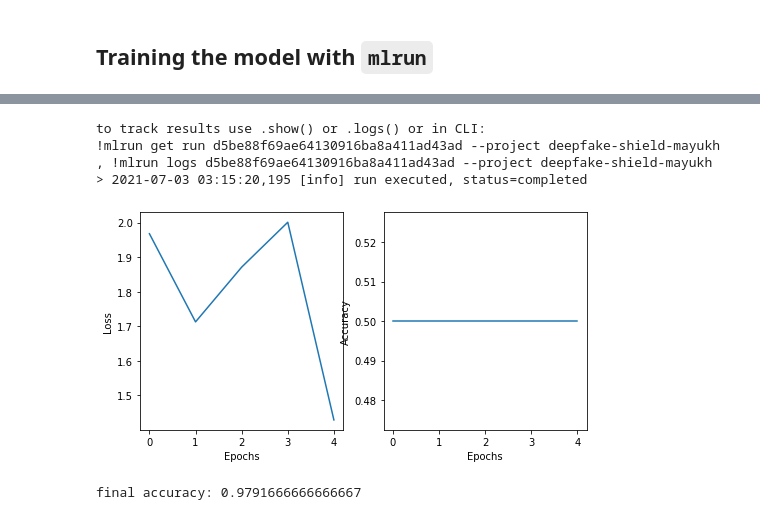
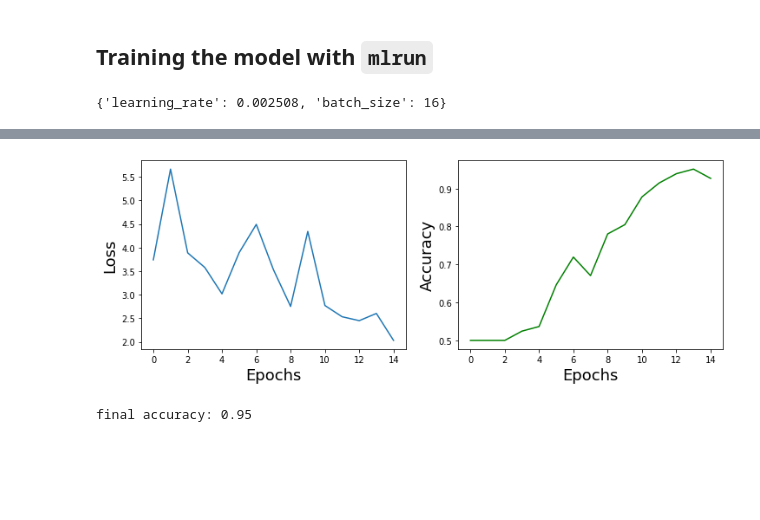
Before and after one commit to Mainakdeb/deepfake-shield, a Jupyter notebook: notebooks/train_deep_shield_model.ipynb, the cells around one changed output, grey strips where cells are left out. Saved outputs shown, nothing was run; the diff lists cells and outputs as text; code cells hidden in the pictures; blank space fills up the shorter version.

```diff
--- a/notebooks/train_deep_shield_model.ipynb
+++ b/notebooks/train_deep_shield_model.ipynb
@@ -471,9 +37,0 @@ def train_model(model, epoch, optimizer, scheduler, loss ):
-# %%
-def get_model():
-    model = ptcv_get_model("efficientnet_b4")
-    model = nn.Sequential(*list(model.children())[:-1]) # Remove original output layer
-    model[0].final_block.pool = nn.Sequential(nn.AdaptiveAvgPool2d(1))
-    model = FCN(model, 1792)
-    model = model.cuda()
-
-    return model
@@ -644,7 +149,6 @@ def shuffle(X,y):
         X.append(x[0])
         y.append(x[1])
     return X,y
-
 
 def get_random_sampling(paths, y, val_paths, val_y, num_train_samples = None, num_val_samples = None):
     real=[]
@@ -703,7 +207,6 @@ def get_random_sampling(paths, y, val_paths, val_y, num_train_samples = None, nu
 
     del X_[0:64773 - 12130]
 
-
     for i in range(6108 - 1258):
         val_X.append(X_[i])
         val_y.append(0)
@@ -712,11 +215,9 @@ def get_random_sampling(paths, y, val_paths, val_y, num_train_samples = None, nu
     val_X, val_y = shuffle(val_X,val_y)
 
     if num_train_samples is not None:
-
         X, y = X[:num_train_samples], y[:num_train_samples]
 
     if num_val_samples is not None:
-
         val_X, val_y = X[:num_val_samples], y[:num_val_samples]
 
     return X, val_X, y, val_y
@@ -749,15 +250,15 @@ def train_n_epochs(model, num_epochs , train_loader, val_loader, checkpoint_name
             context.logger.info(f'epoch: {epoch+1} current acc: {round(acc, 4)} best acc: {round(best_acc, 4)}')
 
 
-    fig, ax = plt.subplots(nrows = 1, ncols = 2, figsize = (8,4))
+    fig, ax = plt.subplots(nrows = 1, ncols = 2, figsize = (12,4))
 
     ax[0].plot(losses)
-    ax[0].set_ylabel('Loss')
-    ax[0].set_xlabel('Epochs')
+    ax[0].set_ylabel('Loss', fontsize = 18)
+    ax[0].set_xlabel('Epochs', fontsize = 18)
 
-    ax[1].plot(accuracies)
-    ax[1].set_ylabel('Accuracy')
-    ax[1].set_xlabel('Epochs')
+    ax[1].plot(accuracies, c = 'g')
+    ax[1].set_ylabel('Accuracy', fontsize = 18)
+    ax[1].set_xlabel('Epochs', fontsize = 18)
 
     context.log_artifact(PlotArtifact('training logs', body=fig))
 
@@ -856,11 +357,7 @@ def get_training_data(train_dataset: DataItem, val_dataset: DataItem,
 
 
     raw, labels, header = get_sample(train_dataset, sample=-1, label=label_column)
-    raw_val, labels_val, header = get_sample(train_dataset, sample=-1, label=label_column)
-
-    print(raw, labels)
-
-
+    raw_val, labels_val, header = get_sample(val_dataset, sample=-1, label=label_column)
 
     X, y = raw['paths'].values, labels.values
     val_X, val_y = raw_val['paths'].values, labels_val.values
@@ -870,8 +367,8 @@ def get_training_data(train_dataset: DataItem, val_dataset: DataItem,
         df_train['labels'].values,
         df_val['paths'].values,
         df_val['labels'].values,
-        num_train_samples= 100, # Set this to None if you want to train on the whole dataset
-        num_val_samples= 50     # Set this to None if you want to train on the whole dataset
+        num_train_samples= None, # Set this to None if you want to train on the whole dataset
+        num_val_samples= None     # Set this to None if you want to train on the whole dataset
     )
 
     train_dataset = ImageDataset(X, Y, transform=train_transform)
@@ -925,9 +422,21 @@ train_func = mlrun.code_to_function(
 # %%
 train_dataset = f'store://{project_name}/prep_data_deepfake_dataset_train'
 val_dataset = f'store://{project_name}/prep_data_deepfake_dataset_val'
+# %%
+results = pd.read_csv('artifact_dir/iteration_results.csv')
+best_iter = results[results['output.loss'] == results['output.loss'].min()]
+
+ideal_params = {
+    'learning_rate': best_iter['param.learning_rate'].values[0],
+    'batch_size': best_iter['param.batch_size'].values[0]
+}
+# %%
+ideal_params
+# %% [output]
+{'learning_rate': 0.002508, 'batch_size': 16}
 # %%
 params = {
-    'num_epochs':5,
+    'num_epochs':15,
     'hyperparams': ideal_params,
     'checkpoint_name': 'model.pt',
     'df_train_path': 'df_train.csv',
@@ -975,4 +481 @@ Saving best model: model.pt
-to track results use .show() or .logs() or in CLI:
-!mlrun get run d5be88f69ae64130916ba8a411ad43ad --project deepfake-shield-mayukh , !mlrun logs d5be88f69ae64130916ba8a411ad43ad --project deepfake-shield-mayukh
-> 2021-07-03 03:15:20,195 [info] run executed, status=completed
-[figure, old version]
+[figure, new version]
@@ -979,8 +496,8 @@ to track results use .show() or .logs() or in CLI:
 # %%
 best_model = get_model()
-best_model.load_state_dict(torch.load(PARAMS['checkpoint_name']))
+best_model.load_state_dict(torch.load(params['checkpoint_name']))
 
 acc = evaluate_model(model = best_model.cuda(), val_loader = val_loader)
-print(f'final accuracy: {acc}')
+print(f'final accuracy: {round(acc,2)}')
 # %% [output]
-final accuracy: 0.9791666666666667
+final accuracy: 0.95
```
Also changed, not shown: parts of 44 cells of this notebook, 2 other files.
